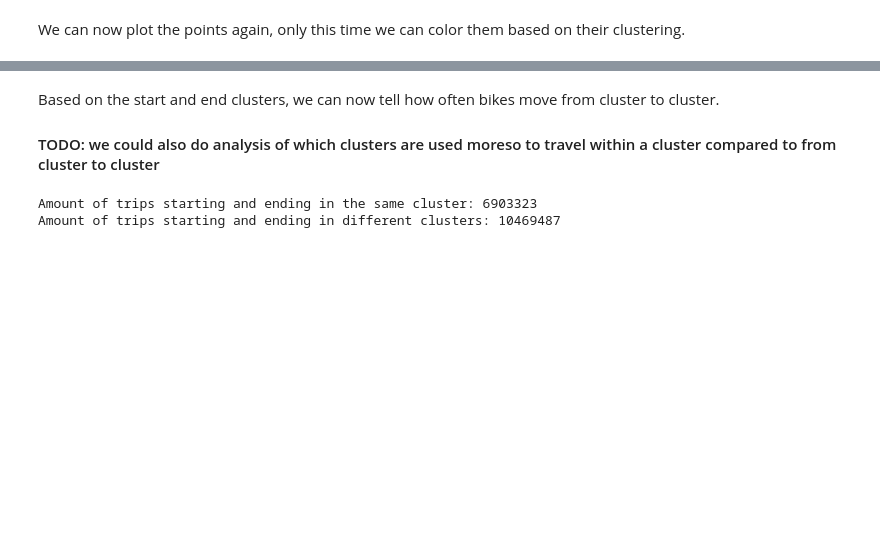
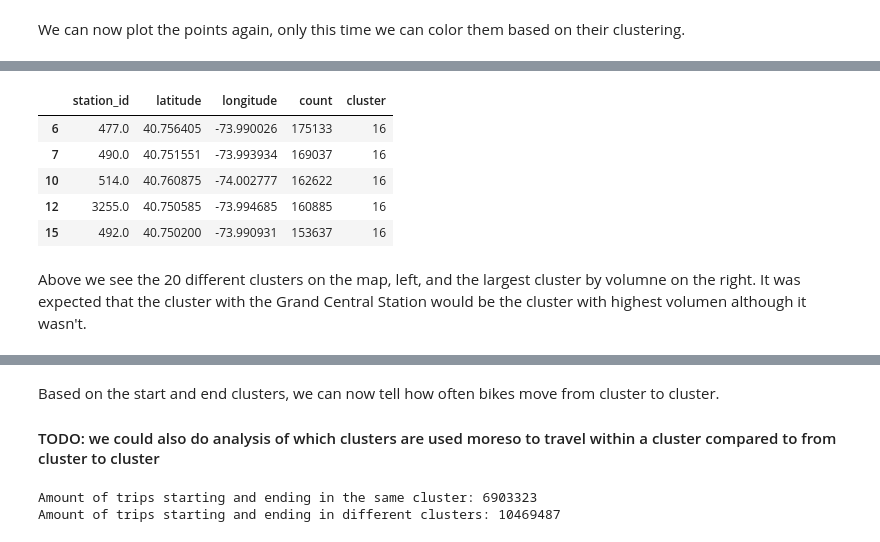
Before and after one commit to 4ug-aug/42577-IBA-Project, a Jupyter notebook: project.ipynb, the cells around one changed output, grey strips where cells are left out. Cells and saved outputs as stored; diff of their text form; code cells hidden in the pictures; blank space fills up the shorter version.

```diff
--- a/project.ipynb
+++ b/project.ipynb
@@ -300,3 +322,21 @@ plt.title("Location of stations (zoomed in)")
 # %% [output]
 Text(0.5, 1.0, 'Location of stations (zoomed in)')
 [figure]
+# %%
+vc_stations_start = data_outliers_removed.start_station_id.value_counts().reset_index()
+vc_stations_end = data_outliers_removed.end_station_id.value_counts().reset_index()
+vc_stations_start.columns = ['station_id', 'count']
+vc_stations_end.columns = ['station_id', 'count']
+long_lat_station_start = data_outliers_removed[['start_station_id', 'start_station_latitude', 'start_station_longitude']].drop_duplicates('start_station_id')
+long_lat_station_end = data_outliers_removed[['end_station_id', 'end_station_latitude', 'end_station_longitude']].drop_duplicates('end_station_id')
+long_lat_station_start.columns = ['station_id', 'latitude', 'longitude']
+long_lat_station_end.columns = ['station_id', 'latitude', 'longitude']
+
+vc_stations_start = vc_stations_start.merge(long_lat_station_start, on='station_id', how='left')
+vc_stations_end = vc_stations_end.merge(long_lat_station_end, on='station_id', how='left')
+
+# As Drake best said it, "Combination"
+vc_stations = vc_stations_start.merge(vc_stations_end, on='station_id', how='inner')
+vc_stations['count'] = vc_stations['count_x'] + vc_stations['count_y']
+vc_stations.drop(['count_x', 'count_y', "latitude_y", "longitude_y"], axis=1, inplace=True)
+vc_stations.columns = ['station_id', 'latitude', 'longitude', 'count']
@@ -335,0 +443,11 @@ Text(0.5, 1.0, 'Location of stations (zoomed in)')
+# %%
+highest_vol_cluster = vc_stations.groupby('cluster')['count'].sum().reset_index().sort_values('count', ascending=False).iloc[0]['cluster']
+df_high_vol_cluster = vc_stations[vc_stations['cluster'] == highest_vol_cluster]
+df_high_vol_cluster.head()
+# %% [output]
+|  | station_id | latitude | longitude | count | cluster |
+| 6 | 477.0 | 40.756405 | -73.990026 | 175133 | 16 |
+| 7 | 490.0 | 40.751551 | -73.993934 | 169037 | 16 |
+| 10 | 514.0 | 40.760875 | -74.002777 | 162622 | 16 |
+| 12 | 3255.0 | 40.750585 | -73.994685 | 160885 | 16 |
+| 15 | 492.0 | 40.750200 | -73.990931 | 153637 | 16 |
@@ -336,2 +520,4 @@ Text(0.5, 1.0, 'Location of stations (zoomed in)')
+# %% [markdown]
+Above we see the 20 different clusters on the map, left, and the largest cluster by volumne on the right. It was expected that the cluster with the Grand Central Station would be the cluster with highest volumen although it wasn't.
 # %%
 # Creating a dictionary which will help with translating the station ids to their cluster values in the original dataframe
```
Also changed, not shown: parts of 12 cells of this notebook.
